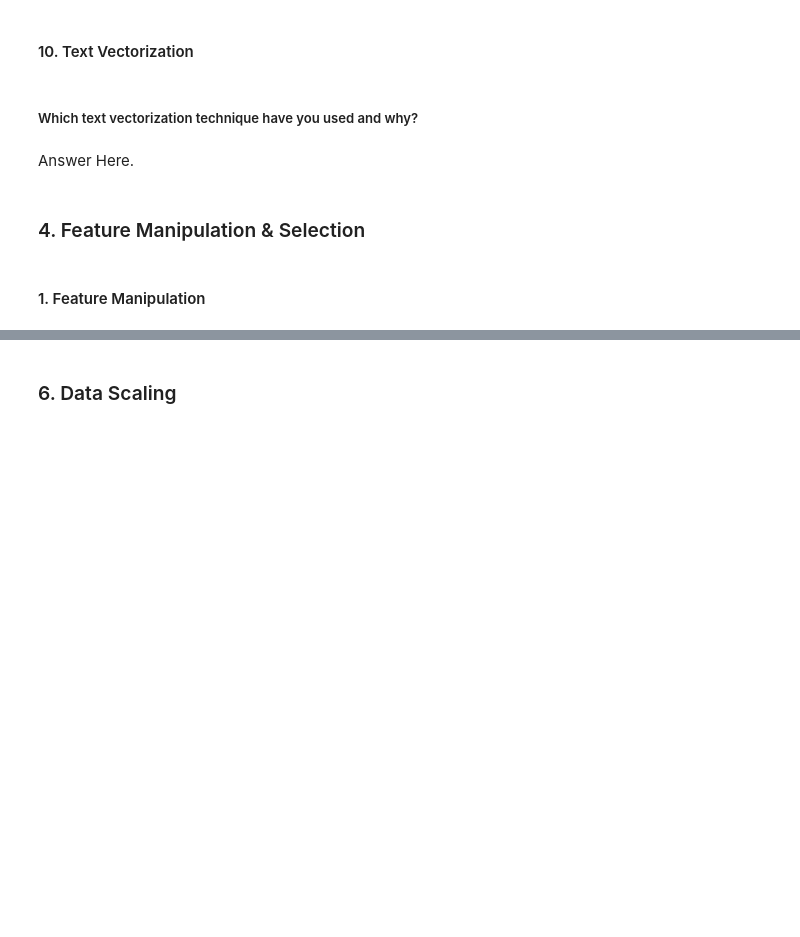
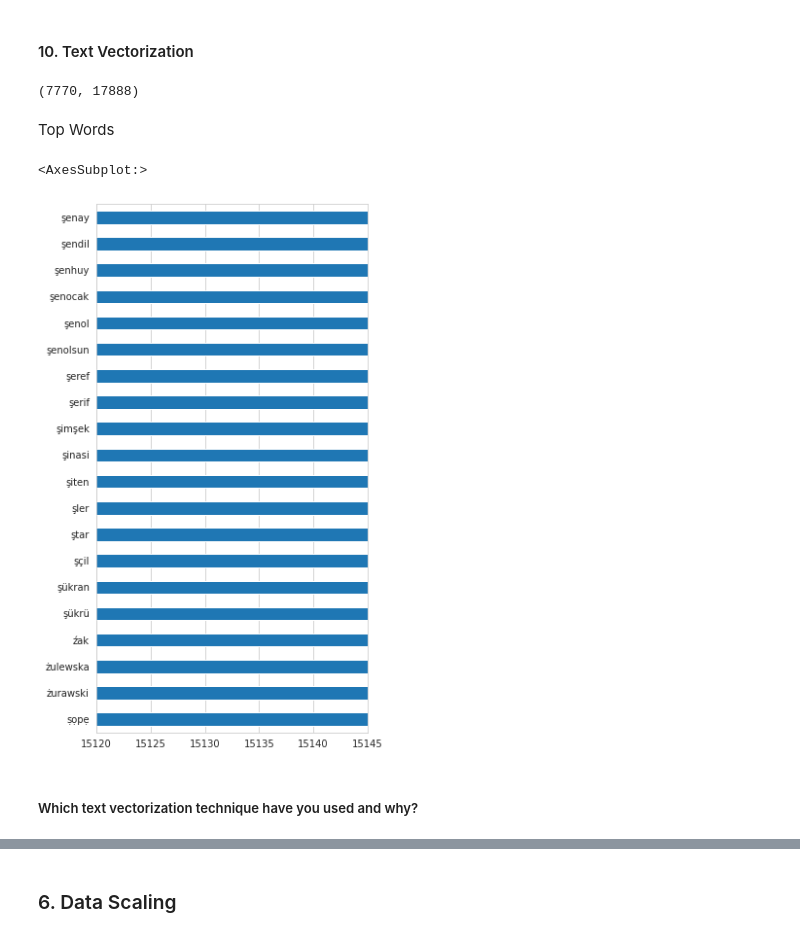
Before and after one commit to Asif-PA/NetflixMovies-TVShowsClustering, a Jupyter notebook: Asif_NetflixMovies&TVShowsClustering.ipynb, the cells around one changed output, grey strips where cells are left out. Drawn from its saved outputs; the diff is of its cells as text; code cells hidden in the pictures; blank space fills up the shorter version.

```diff
--- a/Asif_NetflixMovies&TVShowsClustering.ipynb
+++ b/Asif_NetflixMovies&TVShowsClustering.ipynb
@@ -1031,3 +1101,4 @@ Answer Here.
 #### 2. Lower Casing
 # %%
 # Lower Casing
+df1['clustering_attributes']=df1['clustering_attributes'].str.lower()
@@ -1059,0 +1193,10 @@ Answer Here.
+# %%
+# Normalizing Text (i.e., Stemming, Lemmatization etc.)
+# create an object of stemming function :
+stemmer = SnowballStemmer("english")
+
+def stemming(text):
+    '''a function which stems each word in the given text'''
+    text = [stemmer.stem(word) for word in text.split()]
+    return " ".join(text)
+df1['clustering_attributes'] = df1['clustering_attributes'].apply(stemming)
@@ -1059,0 +1208,5 @@ Answer Here.
+# %%
+#Addng new 2 columns to the df1 whch shows the length of the text of that partcular column
+df1['Length(listed_in)'] =df1['listed_in'].apply(lambda x: len(x))
+df1['Length(description)'] =df1['description'].apply(lambda x: len(x))
+df1.head()
@@ -1072,8 +1228,43 @@ Answer Here.
+# %%
+# Vectorizing Text
+tfidf = TfidfVectorizer(stop_words='english')
+
+#get the tf-idf scores
+#create TF-IDF matrix by fitting and transforming the data
+tfidf_matrix = tfidf.fit_transform(df1['description'])
+
+#shape of tfidf_matrix
+tfidf_matrix.shape
+# %% [output]
+(7770, 17888)
+# %%
+# create the object of tfid vectorizer
+tfid_vectorizer = TfidfVectorizer(stop_words="english")
+
+# fit the vectorizer using the text data
+tfid_vectorizer.fit_transform(df1['clustering_attributes'])
+
+# collect the vocabulary items used in the vectorizer
+dictionary = tfid_vectorizer.vocabulary_.items()
+# %% [markdown]
+ Top Words
+# %%
+# lists to store the vocab and counts
+vocab = []
+count = []
+# iterate through each vocab and count append the value to designated lists
+for key, value in dictionary:
+    vocab.append(key)
+    count.append(value)
+# store the count in panadas dataframe with vocab as index
+vocab_after_stem = pd.Series(count, index=vocab)
+# sort the dataframe
+vocab_after_stem = vocab_after_stem.sort_values(ascending=False)
+# plot of the top vocab
+top_vacab = vocab_after_stem.head(20)
+top_vacab.plot(kind = 'barh', figsize=(5,10), xlim= (15120, 15145))
+# %% [output]
+<AxesSubplot:>
+[figure, added]
 # %% [markdown]
 ##### Which text vectorization technique have you used and why?
-# %% [markdown]
-Answer Here.
-# %% [markdown]
-### 4. Feature Manipulation & Selection
-# %% [markdown]
-#### 1. Feature Manipulation
```
Also changed, not shown: parts of 111 cells of this notebook.
